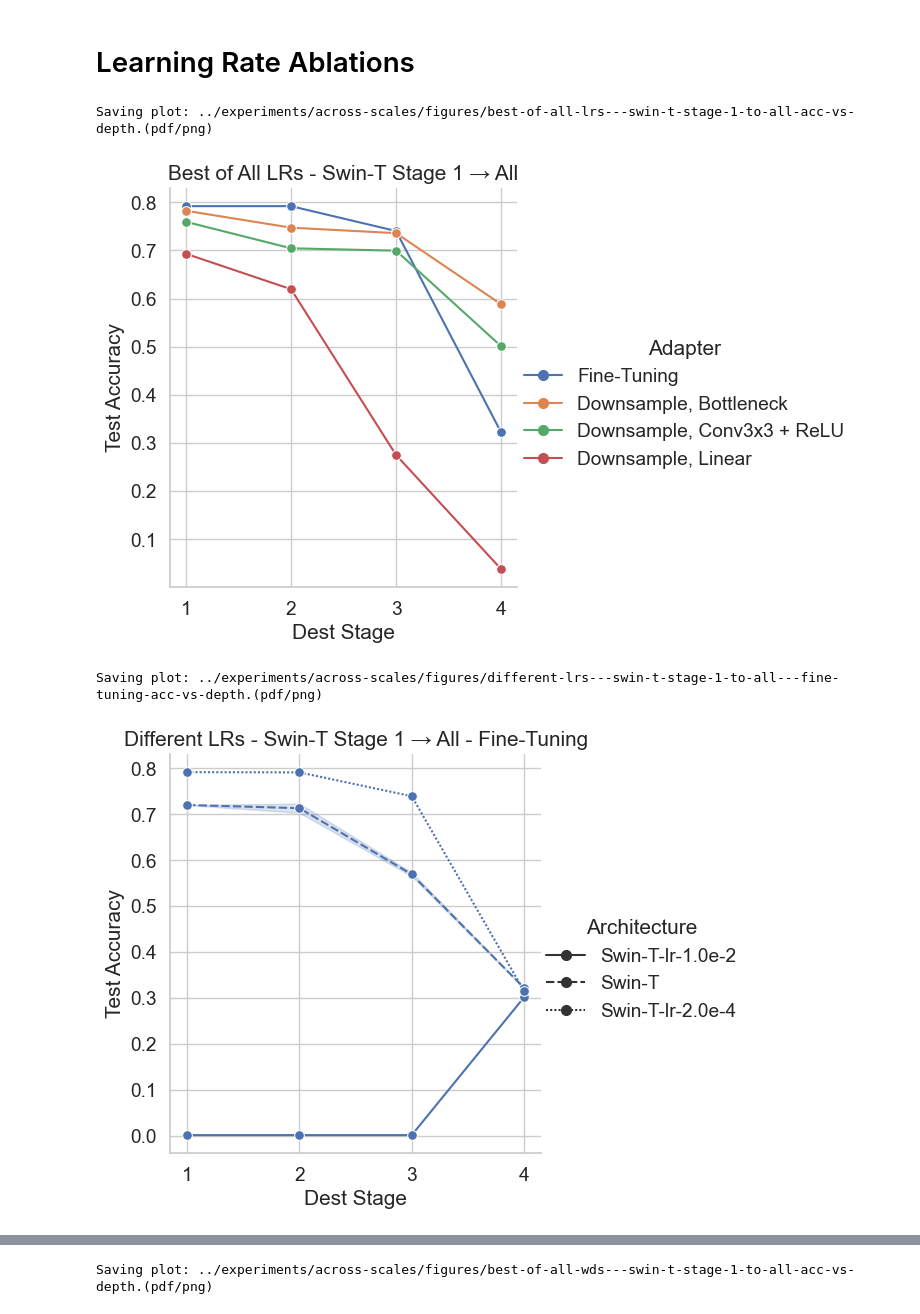
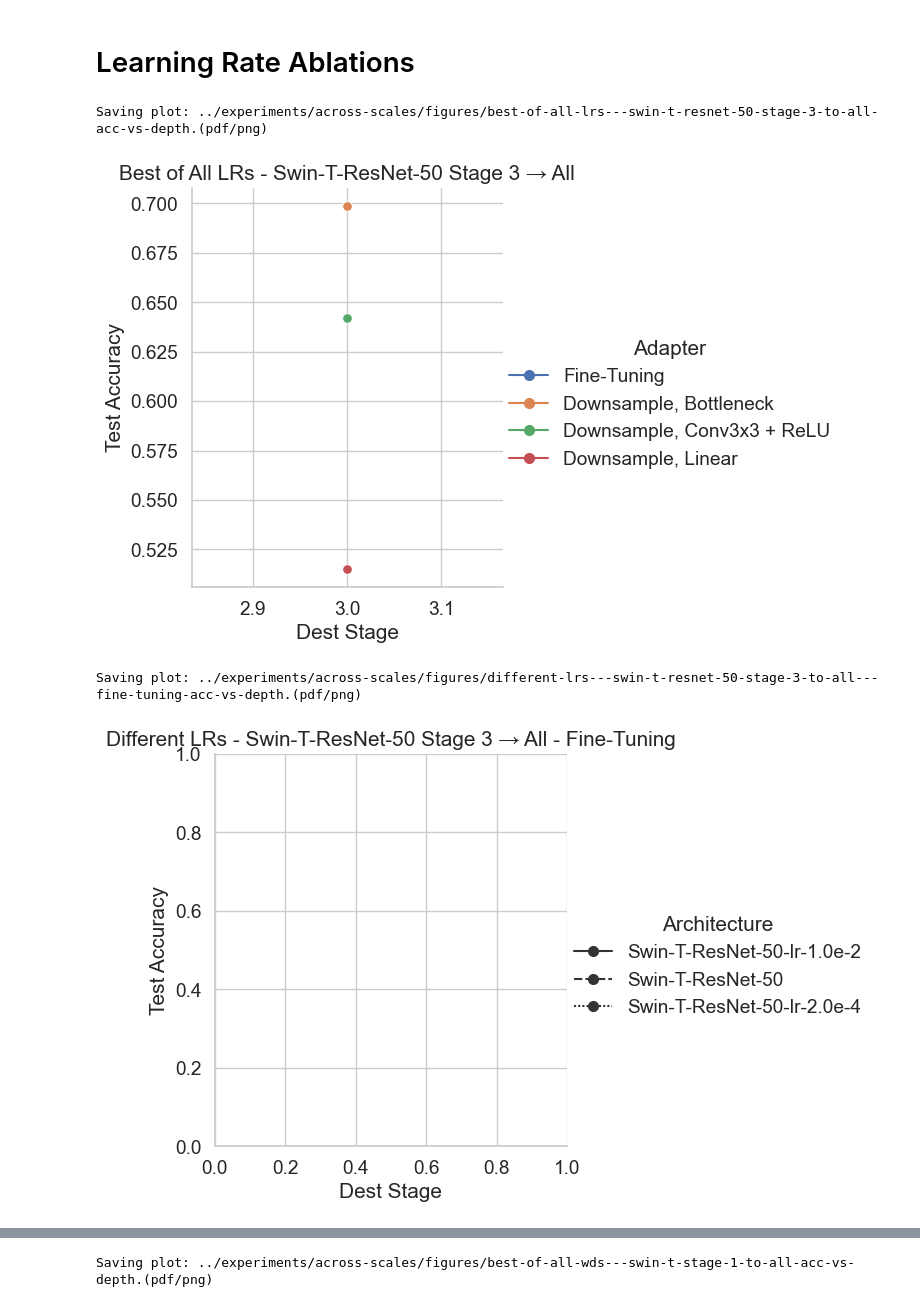
Before and after one commit to uvm-neurobotics-lab/stitching, a Jupyter notebook: src/across-scales.ipynb, the cells around one changed output, grey strips where cells are left out. Cells and saved outputs as stored; diff of their text form; code cells hidden in the pictures.

Commit message:
Update notebook for latest results. (ViT and Swin->Resnet).

```diff
--- a/src/across-scales.ipynb
+++ b/src/across-scales.ipynb
@@ -255,10 +290,11 @@ For each data point, get the best performer from all available learning rates.
 if "core_arch" in final_df.index.names:
     final_df.reset_index("core_arch", drop=True, inplace=True)
 # Assign tags for each known group of LR variations.
-for archname in ["ResNet-50", "Swin-T", "MobileNetV3", "ResNet-50-Swin-T"]:
-    lr_rows = final_df.index.get_level_values("Architecture").str.fullmatch(f"{archname}($|-lr.*)")
-    print(f"Matches for {archname}:", list(final_df.loc[lr_rows].index.get_level_values("Architecture").unique()))
-    final_df.loc[lr_rows, "core_arch"] = archname
+for aname in ["ResNet-50", "Swin-T", "ViT-S", "MobileNetV3", "ResNet-50-Swin-T", "Swin-T-ResNet-50"]:
+    lr_rows = final_df.index.get_level_values("Architecture").str.fullmatch(f"{aname}($|-lr.*)")
+    print(f"Matches for {aname}:", list(final_df.loc[lr_rows].index.get_level_values("Architecture").unique()))
+    # FIXME: deal with the warning below
+    final_df.loc[lr_rows, "core_arch"] = aname
 # Set those tags as a new index level. Group over them and select the best performer in each group (max Test Accuracy).
 final_df.set_index("core_arch", append=True, inplace=True)
 # TODO: Need to keep all seeds of each best-performer.
@@ -276,8 +319,10 @@ Matches for ResNet-50-Swin-T: ['ResNet-50-Swin-T']
 DFLT_ARCHS = [
     "ResNet-50",
     "Swin-T",
+    "ViT-S",
     "MobileNetV3",
     "ResNet-50-Swin-T",
+    "Swin-T-ResNet-50",
 ]
 DFLT_ADAPTERS = [
     "Fine-Tuning",
@@ -372,7 +417,7 @@ def plot_accuracy(final_acc_df, src_stage=None, dest_stage=None, arch_choice=Non
             num_hues = len(huecol.unique())
         if num_hues > 20:
             kwargs.setdefault("palette", "magma")
-        elif num_hues >= 10:  # FIXME: temporary "="
+        elif num_hues >= 10:  # FIXME: temporary "=", until I make manual color assignments
             kwargs.setdefault("palette", "tab20")
 
     # Try to intelligently select which kind based on the x-axis type.
@@ -427,5 +472,11 @@ def plot_accuracy_vs_flops(final_acc_df, **kwargs):
     if "# FLOPs" not in final_acc_df.index.names and "# FLOPs" not in final_acc_df.columns:
         return None
     return plot_accuracy(final_acc_df, x="# FLOPs", **kwargs)
+
+
+def main_plots(arch_choice, **kwargs):
+    plot_accuracy_vs_depth(best_of_lrs, src_stage=current_src_stage, arch_choice=arch_choice, **kwargs)
+    plot_accuracy_vs_size(best_of_lrs, src_stage=current_src_stage, arch_choice=arch_choice, **kwargs)
+    plot_accuracy_vs_flops(best_of_lrs, src_stage=current_src_stage, arch_choice=arch_choice, kind="line", **kwargs)
 # %%
-current_src_stage = 1
+current_src_stage = 3
@@ -492,17 +554,17 @@ Saving plot: ../experiments/across-scales/figures/resnet-50-swin-t-stage-1-to-al
 # %% [markdown]
 # Learning Rate Ablations
 # %%
-archname = "Swin-T"
+aname = "Swin-T-ResNet-50"
 lr_archs = [
-    f"{archname}-lr-1.0e-2",
-    f"{archname}",
-    f"{archname}-lr-2.0e-4",
-    # f"{archname}-lr-2.0e-4-wd-0.01",
+    f"{aname}-lr-1.0e-2",
+    f"{aname}",
+    f"{aname}-lr-2.0e-4",
+    # f"{aname}-lr-2.0e-4-wd-0.01",
 ]
 wd_archs = [
-    f"{archname}-wd-0.01",
-    f"{archname}",
-    f"{archname}-wd-0.3",
+    f"{aname}-wd-0.01",
+    f"{aname}",
+    f"{aname}-wd-0.3",
 ]
 LR_ADAPTERS = [
     "Fine-Tuning",
@@ -510,6 +572,10 @@ LR_ADAPTERS = [
     "Downsample, Conv3x3 + ReLU",
     "Downsample, Linear",
 ]
+LR_PALETTE = None
+if aname == "ViT-S":
+    LR_ADAPTERS = VIT_ADAPTERS
+    LR_PALETTE = "tab20"
 # %%
 # for arch in lr_archs:
 #     _ = plot_accuracy_vs_depth(final_df, src_stage=current_src_stage, arch_choice=arch, adapter_choice=LR_ADAPTERS,
@@ -522,16 +588,16 @@ best_learning_rate = selected_lr_archs.groupby(group_cols).max()
 best_learning_rate = best_learning_rate.sort_values(["Adapter", "first_deleted_block", "last_deleted_block"])
 # %%
 _ = plot_accuracy_vs_depth(best_learning_rate, src_stage=current_src_stage, adapter_choice=LR_ADAPTERS,
-                           name=f"Best of All LRs - {archname}")
+                           palette=LR_PALETTE, name=f"Best of All LRs - {aname}")
 # %% [output]
-Saving plot: ../experiments/across-scales/figures/best-of-all-lrs---swin-t-stage-1-to-all-acc-vs-depth.(pdf/png)
+Saving plot: ../experiments/across-scales/figures/best-of-all-lrs---swin-t-resnet-50-stage-3-to-all-acc-vs-depth.(pdf/png)
-[figure, old version]
+[figure, new version]
 # %%
 _ = plot_accuracy_vs_depth(final_df, src_stage=current_src_stage, arch_choice=lr_archs, adapter_choice="Fine-Tuning",
-                           name=f"Different LRs - {archname}", style="Architecture", style_order=lr_archs, row=None,
+                           name=f"Different LRs - {aname}", style="Architecture", style_order=lr_archs, row=None,
                            row_order=None)
 # %% [output]
-Saving plot: ../experiments/across-scales/figures/different-lrs---swin-t-stage-1-to-all---fine-tuning-acc-vs-depth.(pdf/png)
+Saving plot: ../experiments/across-scales/figures/different-lrs---swin-t-resnet-50-stage-3-to-all---fine-tuning-acc-vs-depth.(pdf/png)
-[figure, old version]
+[figure, new version]
 # %%
 _ = plot_accuracy_vs_depth(final_df, src_stage=current_src_stage, arch_choice=lr_archs,
```
Also changed, not shown: parts of 36 cells of this notebook.
